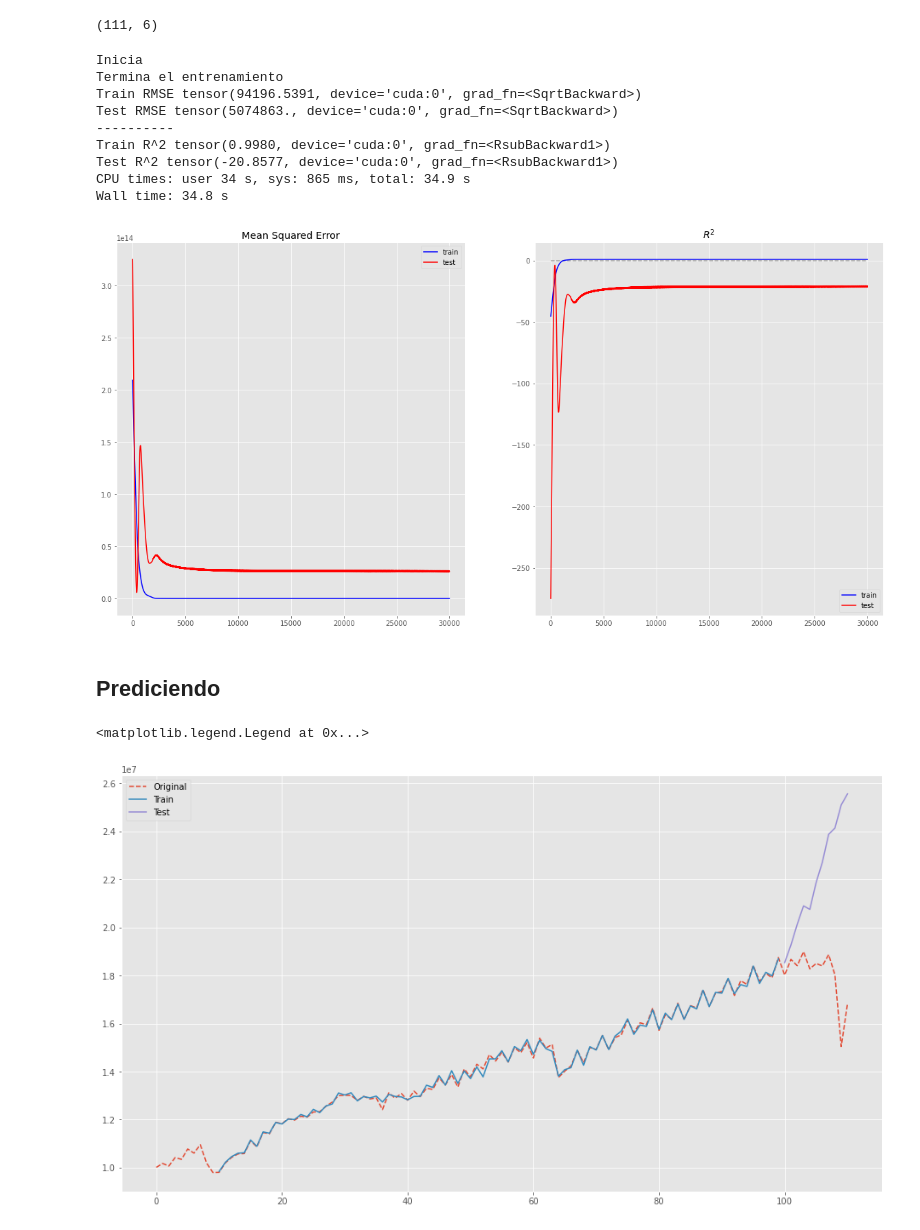
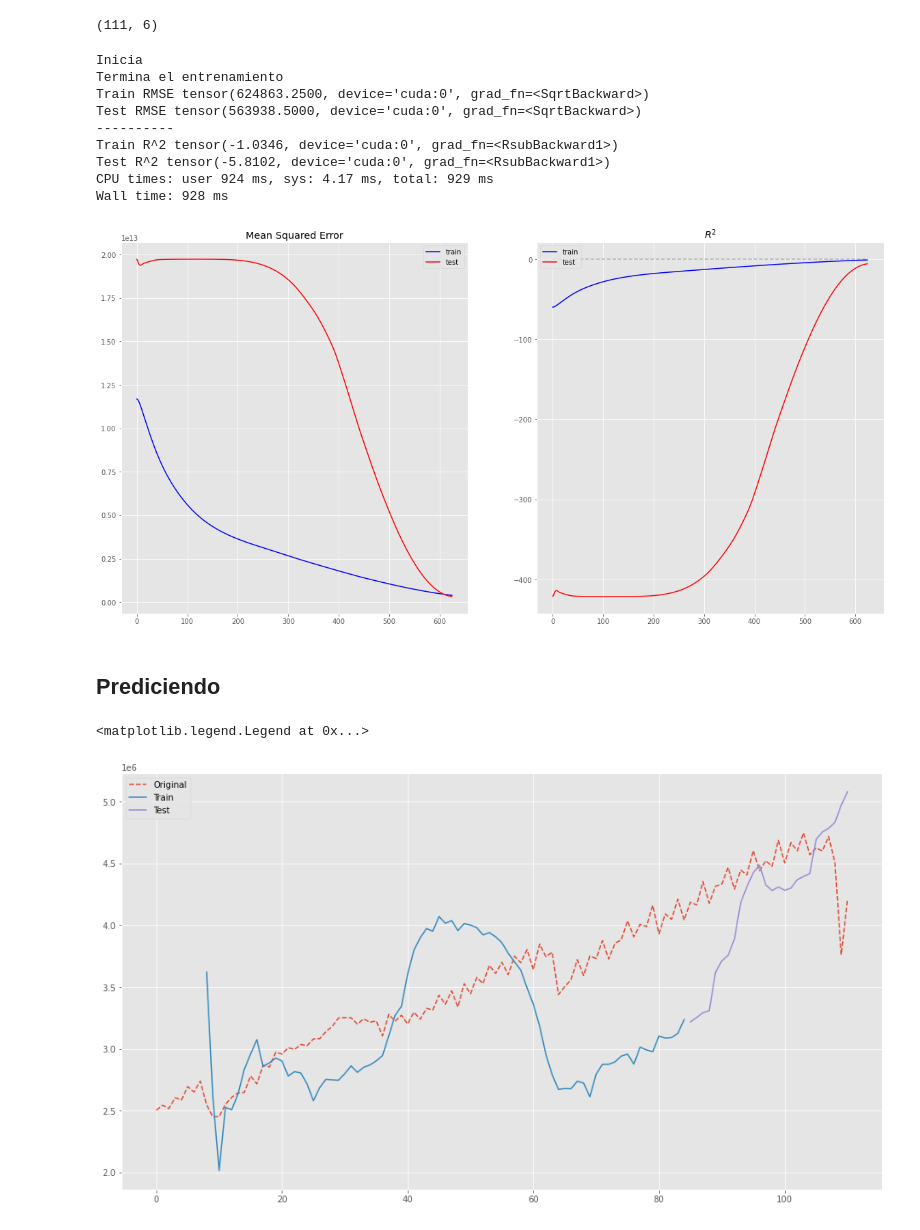
Before and after one commit to magmapinguin/Estimacion-del-PIB-mediante-Ciencia-de-datos, a Jupyter notebook: Notebooks/modelado_nuevo.ipynb, the cells around one changed output. Saved outputs shown, nothing was run; the diff lists cells and outputs as text; code cells hidden in the pictures.

```diff
--- a/Notebooks/modelado_nuevo.ipynb
+++ b/Notebooks/modelado_nuevo.ipynb
@@ -84,0 +89,3 @@ def calcular_r2(y_pred, y_true):
+# %%
+totales = datos.sum(axis=1)/4
+totales
@@ -121,10 +130,10 @@ X.shape
 # %% [output]
 (111, 6)
 # %%
-t_ventana = 10
+t_ventana = 8
 X_prep, y_prep = preparar_entrada(X, totales.values, t_ventana)
 # %%
-X_train_t, X_test_t, y_train_t, y_test_t = dividir_series(X_prep, y_prep, 0.1)
+X_train_t, X_test_t, y_train_t, y_test_t = dividir_series(X_prep, y_prep, 0.25)
 # %%
 %%time
 hidden_units = 128 # se recomiendan al menos 2n + 1
@@ -143,7 +152,7 @@ r2_train = []
 r2_test = []
 
 print("Inicia")
-epochs = 30_000
+epochs = 625
 r2_previous_test = float("-inf")
 stop_at_best = False
 for epoch in range(epochs):
@@ -170,40 +179,40 @@ for epoch in range(epochs):
     else:
         r2_previous_test = r2_current_test
 
 
 
 print("Termina el entrenamiento")
 
 fig, ax = plt.subplots(ncols=2, figsize=(20,10))
 ax[0].plot(mse_train, label="train", color="blue")
 ax[0].plot(mse_test, label="test", color="red")
 ax[0].set_title("Mean Squared Error")
 ax[0].legend()
 
 ax[1].plot(r2_train, label="train", color="blue")
 ax[1].plot(r2_test, label="test", color="red")
 ax[1].set_title("$R^2$")
 #ax[1].set_ylim(0,1)
 ax[1].hlines(0, xmin=0, xmax=epochs, ls="--", alpha=0.3, color="black")
 ax[1].legend()
 
 
 print("Train RMSE", mse_train[-1].sqrt())
 print("Test RMSE", mse_test[-1].sqrt())
 print("-"*10)
 print("Train R^2", r2_train[-1])
 print("Test R^2", r2_test[-1])
 # %% [output]
 Inicia
 Termina el entrenamiento
-Train RMSE tensor(94196.5391, device='cuda:0', grad_fn=<SqrtBackward>)
-Test RMSE tensor(5074863., device='cuda:0', grad_fn=<SqrtBackward>)
+Train RMSE tensor(624863.2500, device='cuda:0', grad_fn=<SqrtBackward>)
+Test RMSE tensor(563938.5000, device='cuda:0', grad_fn=<SqrtBackward>)
 ----------
-Train R^2 tensor(0.9980, device='cuda:0', grad_fn=<RsubBackward1>)
-Test R^2 tensor(-20.8577, device='cuda:0', grad_fn=<RsubBackward1>)
-CPU times: user 34 s, sys: 865 ms, total: 34.9 s
-Wall time: 34.8 s
+Train R^2 tensor(-1.0346, device='cuda:0', grad_fn=<RsubBackward1>)
+Test R^2 tensor(-5.8102, device='cuda:0', grad_fn=<RsubBackward1>)
+CPU times: user 924 ms, sys: 4.17 ms, total: 929 ms
+Wall time: 928 ms
-[figure, old version]
+[figure, new version]
 # %% [markdown]
 ## Prediciendo
 # %%
@@ -211,8 +220,9 @@ with torch.no_grad():
     y_pred_train = red(X_train_t).cpu().detach().numpy()
     y_pred_test = red(X_test_t).cpu().detach().numpy()
 
-X_plot1 = np.arange(t_ventana, y_pred_train.size+t_ventana)
-X_plot2 = np.arange(X_plot1.size+t_ventana, X_plot1.size + y_pred_test.size+t_ventana)
+X_plot1 = np.arange(t_ventana, y_pred_train.size + t_ventana)
+X_plot2 = np.arange(X_plot1.size + t_ventana,
+                    X_plot1.size + y_pred_test.size + t_ventana)
 
 plt.figure(figsize=(16,9))
 plt.plot(totales.values, label="Original", ls="--")
@@ -221,4 +231,4 @@ plt.plot(X_plot2, y_pred_test, label="Test")
 plt.legend()
 # %% [output]
 <matplotlib.legend.Legend at 0x...>
-[figure, old version]
+[figure, new version]
```
Also changed, not shown: parts of 30 cells of this notebook.
